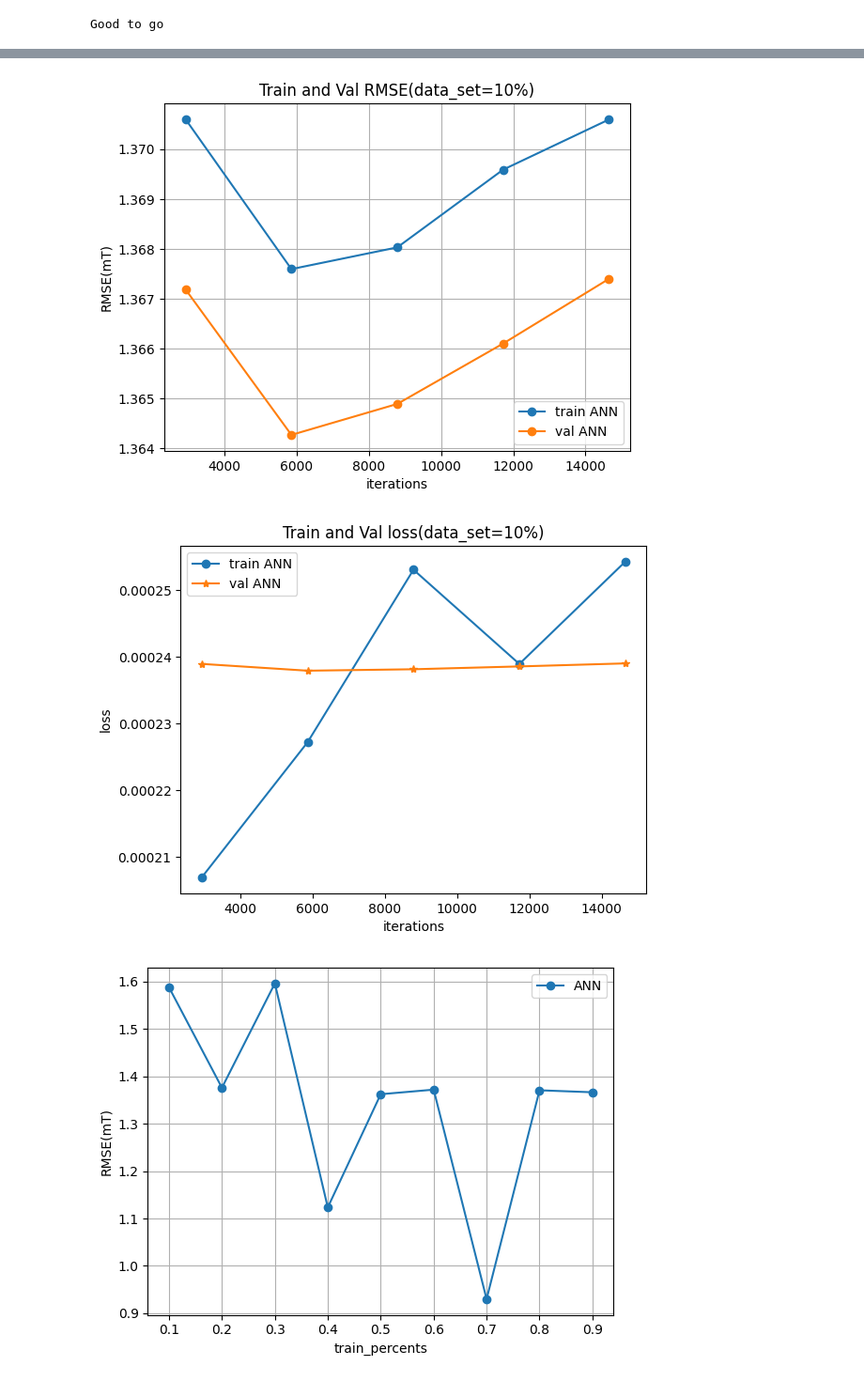
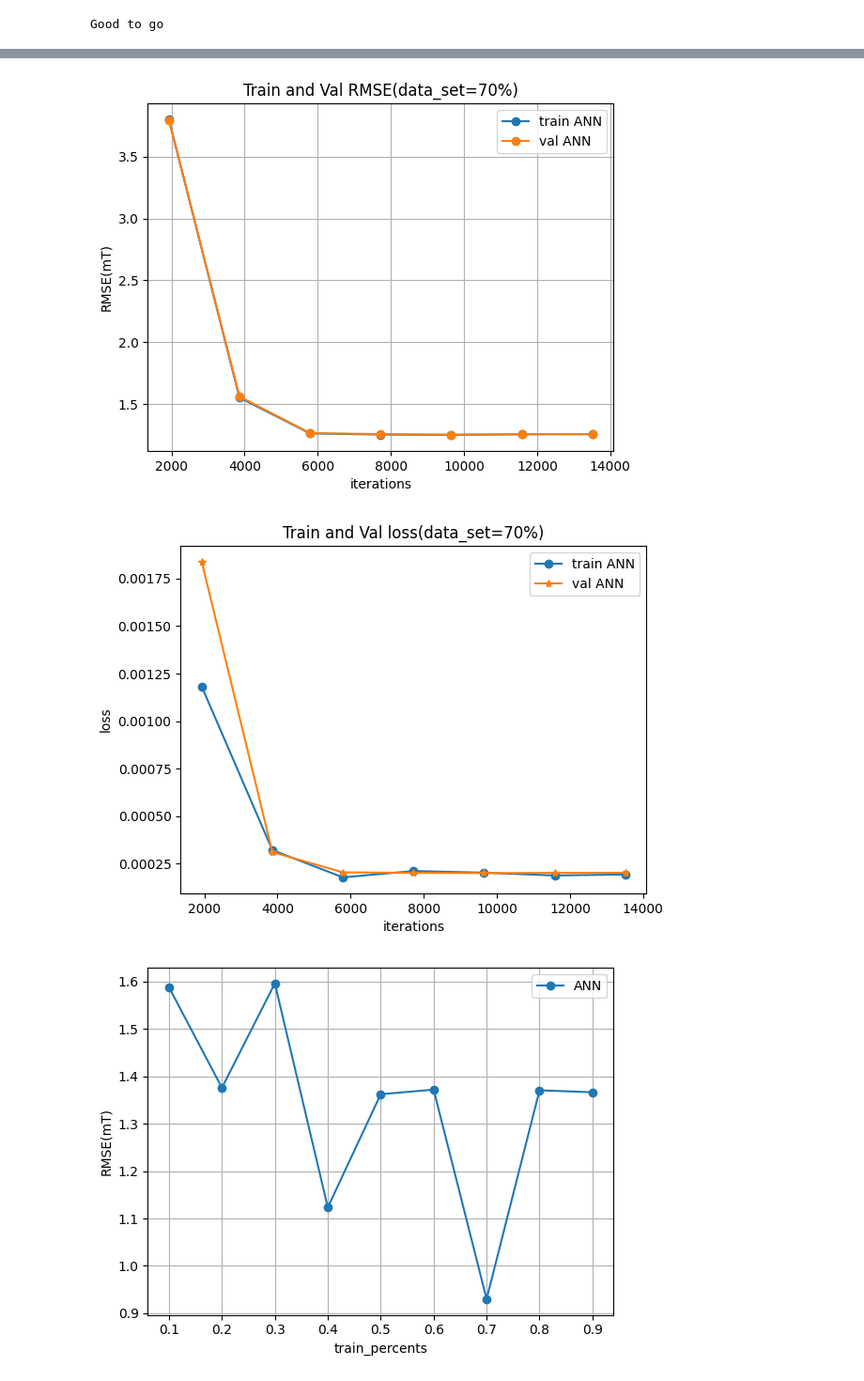
Before and after one commit to Junang-Wang/Qubot_Elastica, a Jupyter notebook: Modeling eMNS/ANN_v2.ipynb, the cells around one changed output, grey strips where cells are left out. Shown at 94% size. Saved outputs shown, nothing was run; the diff lists cells and outputs as text; code cells hidden in the pictures.

Commit message:
plot results

```diff
--- a/Modeling eMNS/ANN_v2.ipynb
+++ b/Modeling eMNS/ANN_v2.ipynb
@@ -28,8 +28,13 @@ train_file_num = 50
 data = ReadCurrentAndField (foldername,filepattern)
 
 fileList = glob.glob(foldername+filepattern)
-position = data[:,0:-1:20,:15].reshape(-1,15)
-Bfield = data[:,0:-1:20,15:].reshape(-1,3)
+
+
+data=data.reshape(1000,21,21,21,18)
+position = data[:,6:15,6:15,6:15,:15].reshape(-1,15)
+Bfield = data[:,6:15,6:15,6:15,15:].reshape(-1,3)
+
+
 print(fileList)
 print(data.shape)
 print('position shape', position.shape)
@@ -42,16 +47,12 @@ Bfield shape torch.Size([463000, 3])
 # %%
 from Neural_network import NN_net, Plain_fc_block, weight_init, eMNS_Dataset
 from Training_loop import train_part_v1
-
-
 batch_size = 128
 # construct dataset
 dataset = eMNS_Dataset(
     train_x=position,
     train_y=Bfield
 )
-
-
 ###############################################
 # Config the neural network
 ###############################################
@@ -65,7 +66,7 @@ learning_rates = [1e-3]
 schedule = []
 weight_decays = [0]
 
-train_percents = np.arange(0.1,1.0,0.1)
+train_percents = np.arange(0.8,0.85,0.1)
 RMSE_history_end = np.zeros(len(train_percents))
 RMSE_val_history_end = np.zeros(len(train_percents))
 loss_history_end = np.zeros(len(train_percents))
@@ -127,29 +130,29 @@ training stop at epoch: 5
 # %%
 import matplotlib.pyplot as plt
 import numpy as np
 ave_site = 5
 ave_kernel = 1/ave_site*np.ones(ave_site)
 loss_history_conv = np.convolve(loss_history.numpy(),ave_kernel,'same')
-plt.title('Train and Val RMSE(data_set=10%)')
+plt.title('Train and Val RMSE(data_set=70%)')
 plt.plot(iter_history[0:epoch_stop],RMSE_history[0:epoch_stop]*1000,'-o')
 plt.plot(iter_history[0:epoch_stop],RMSE_val_history[0:epoch_stop]*1000,'-o')
 plt.legend(['train ANN','val ANN'])
 plt.xlabel('iterations')
 plt.ylabel('RMSE(mT)')
 plt.grid()
 plt.show()
 
 
-plt.title('Train and Val loss(data_set=10%)')
+plt.title('Train and Val loss(data_set=70%)')
 plt.plot(iter_history[0:epoch_stop],loss_history[0:epoch_stop],'-o')
 plt.plot(iter_history[0:epoch_stop],loss_val_history[0:epoch_stop],'-*')
 plt.legend(['train ANN','val ANN'])
 plt.xlabel('iterations')
 plt.ylabel('loss')
 plt.show()
 # %% [output]
-[figure, old version]
+[figure, new version]
-[figure, old version]
+[figure, new version]
 # %%
 plt.plot(train_percents,RMSE_val_history_end*1000,'-o')
 plt.xlabel('train_percents')
```
Also changed, not shown: parts of 3 cells of this notebook, 7 other files.
